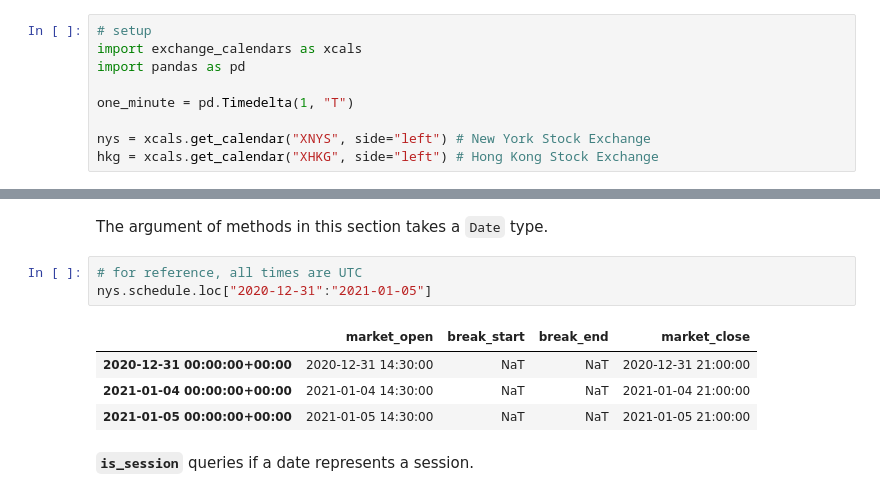
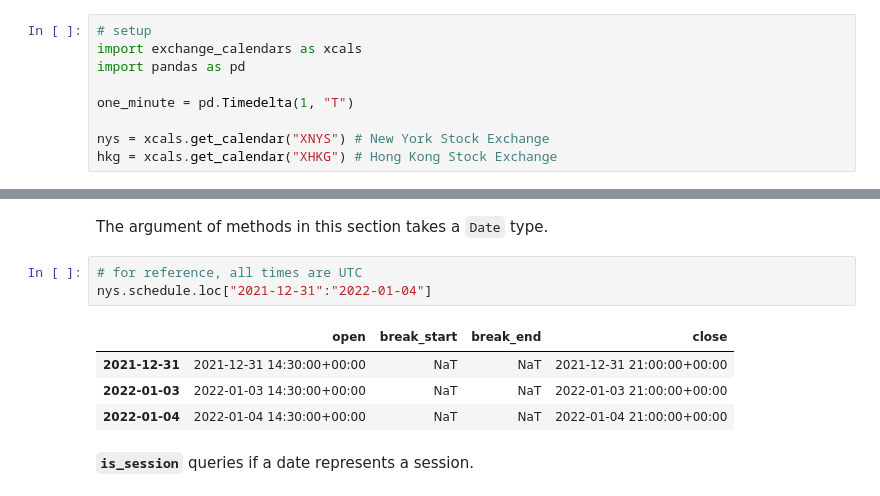
Before and after one commit to w3stling/exchange_calendars, a Jupyter notebook: docs/tutorials/calendar_methods.ipynb, the cells around one changed output, grey strips where cells are left out. Drawn from its saved outputs; the diff is of its cells as text.

```diff
--- a/docs/tutorials/calendar_methods.ipynb
+++ b/docs/tutorials/calendar_methods.ipynb
@@ -24,20 +24,20 @@ import pandas as pd
 
 one_minute = pd.Timedelta(1, "T")
 
-nys = xcals.get_calendar("XNYS", side="left") # New York Stock Exchange
-hkg = xcals.get_calendar("XHKG", side="left") # Hong Kong Stock Exchange
+nys = xcals.get_calendar("XNYS") # New York Stock Exchange
+hkg = xcals.get_calendar("XHKG") # Hong Kong Stock Exchange
 # %% [markdown]
 ### Methods that query a Date
 # %% [markdown]
 The argument of methods in this section takes a `Date` type.
 # %%
 # for reference, all times are UTC
-nys.schedule.loc["2020-12-31":"2021-01-05"]
+nys.schedule.loc["2021-12-31":"2022-01-04"]
 # %% [output]
-|  | market_open | break_start | break_end | market_close |
-| 2020-12-31 00:00:00+00:00 | 2020-12-31 14:30:00 | NaT | NaT | 2020-12-31 21:00:00 |
-| 2021-01-04 00:00:00+00:00 | 2021-01-04 14:30:00 | NaT | NaT | 2021-01-04 21:00:00 |
-| 2021-01-05 00:00:00+00:00 | 2021-01-05 14:30:00 | NaT | NaT | 2021-01-05 21:00:00 |
+|  | open | break_start | break_end | close |
+| 2021-12-31 | 2021-12-31 14:30:00+00:00 | NaT | NaT | 2021-12-31 21:00:00+00:00 |
+| 2022-01-03 | 2022-01-03 14:30:00+00:00 | NaT | NaT | 2022-01-03 21:00:00+00:00 |
+| 2022-01-04 | 2022-01-04 14:30:00+00:00 | NaT | NaT | 2022-01-04 21:00:00+00:00 |
 # %% [markdown]
 **`is_session`** queries if a date represents a session.
 # %%
```
Also changed, not shown: parts of 89 cells of this notebook, 8 other files.
